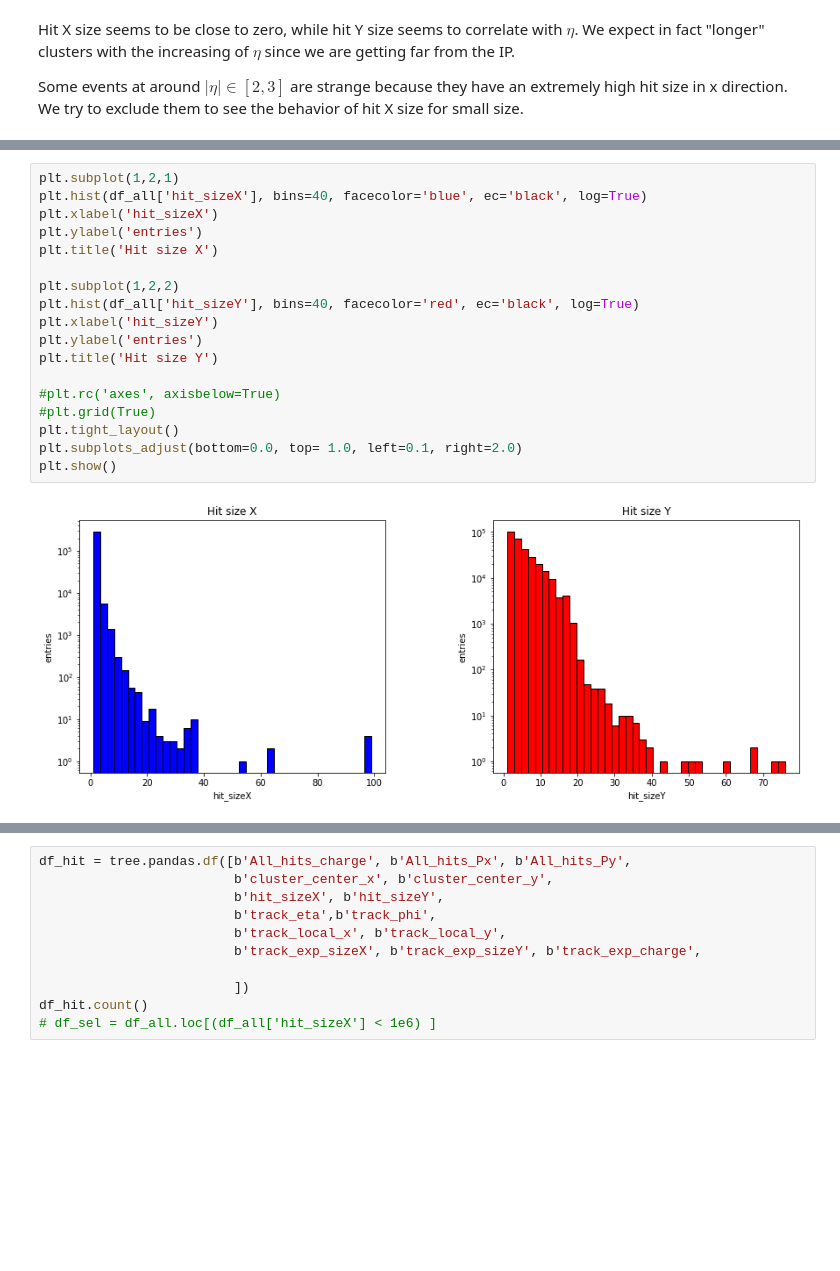
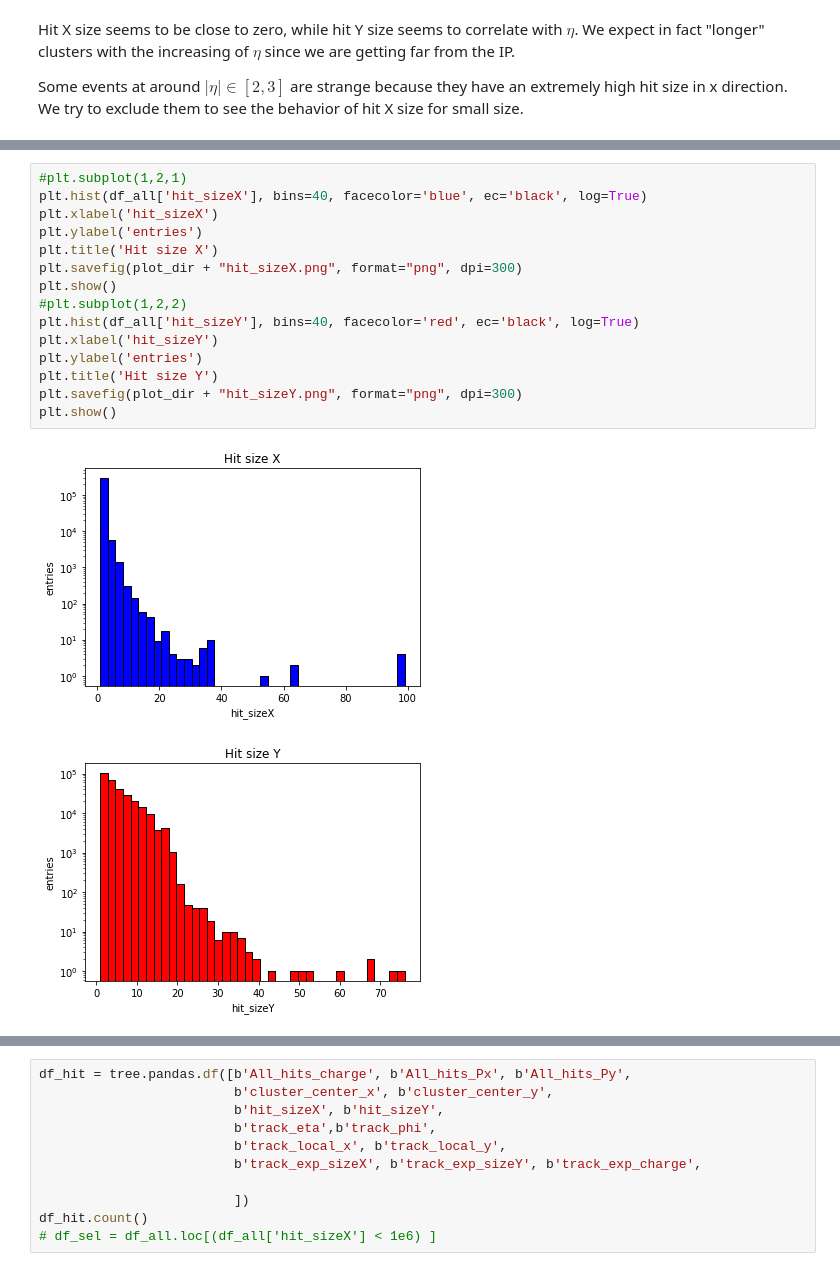
Before and after one commit to mmarchegiani/L1-BrokenClusters, a Jupyter notebook: explore_ntuples.ipynb, the cells around one changed output, grey strips where cells are left out. Saved outputs shown, nothing was run; the diff lists cells and outputs as text; blank space fills up the shorter version.

```diff
--- a/explore_ntuples.ipynb
+++ b/explore_ntuples.ipynb
@@ -113,22 +113,20 @@ df_all.corr()
 | hit_sizeX | -0.009638 | 1.000000 | 0.194658 |
 | hit_sizeY | -0.039844 | 0.194658 | 1.000000 |
 # %%
-plt.subplot(1,2,1)
+#plt.subplot(1,2,1)
 plt.hist(df_all['hit_sizeX'], bins=40, facecolor='blue', ec='black', log=True)
 plt.xlabel('hit_sizeX')
 plt.ylabel('entries')
 plt.title('Hit size X')
-
-plt.subplot(1,2,2)
+plt.savefig(plot_dir + "hit_sizeX.png", format="png", dpi=300)
+plt.show()
+#plt.subplot(1,2,2)
 plt.hist(df_all['hit_sizeY'], bins=40, facecolor='red', ec='black', log=True)
 plt.xlabel('hit_sizeY')
 plt.ylabel('entries')
 plt.title('Hit size Y')
-
-#plt.rc('axes', axisbelow=True)
-#plt.grid(True)
-plt.tight_layout()
-plt.subplots_adjust(bottom=0.0, top= 1.0, left=0.1, right=2.0)
+plt.savefig(plot_dir + "hit_sizeY.png", format="png", dpi=300)
 plt.show()
 # %% [output]
-[figure, old version]
+[figure, new version]
+[figure, added]
```
Also changed, not shown: parts of 4 cells of this notebook.
